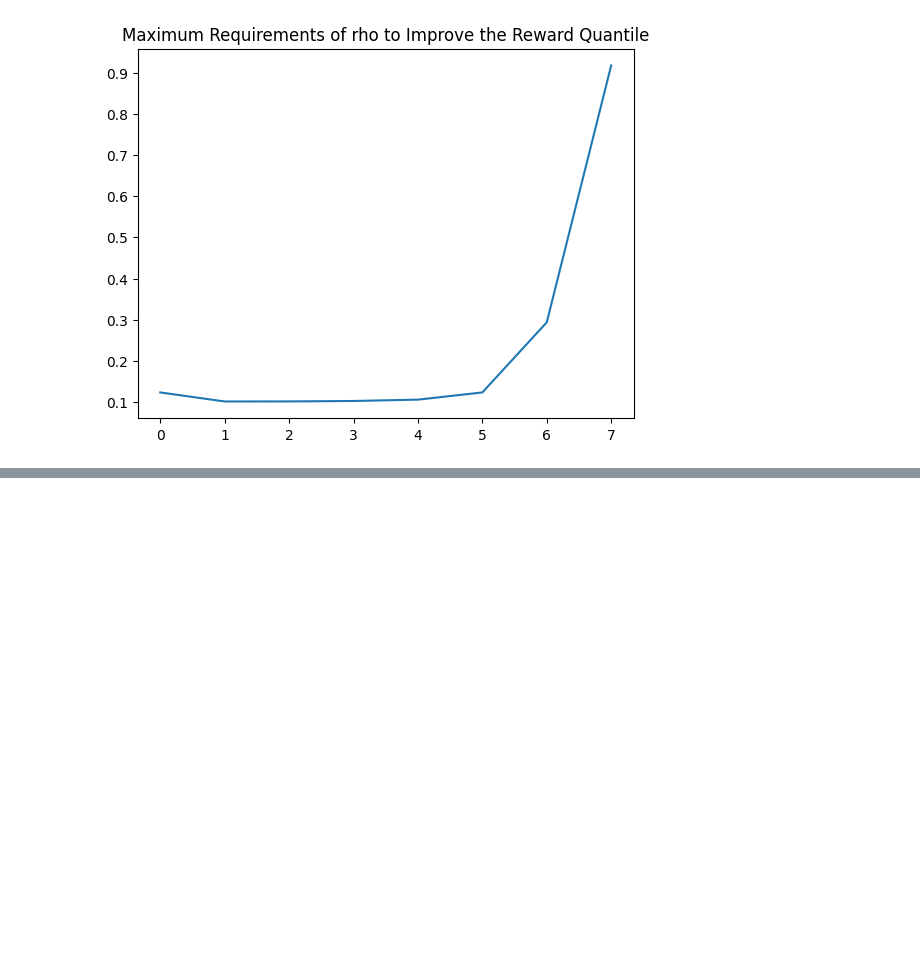
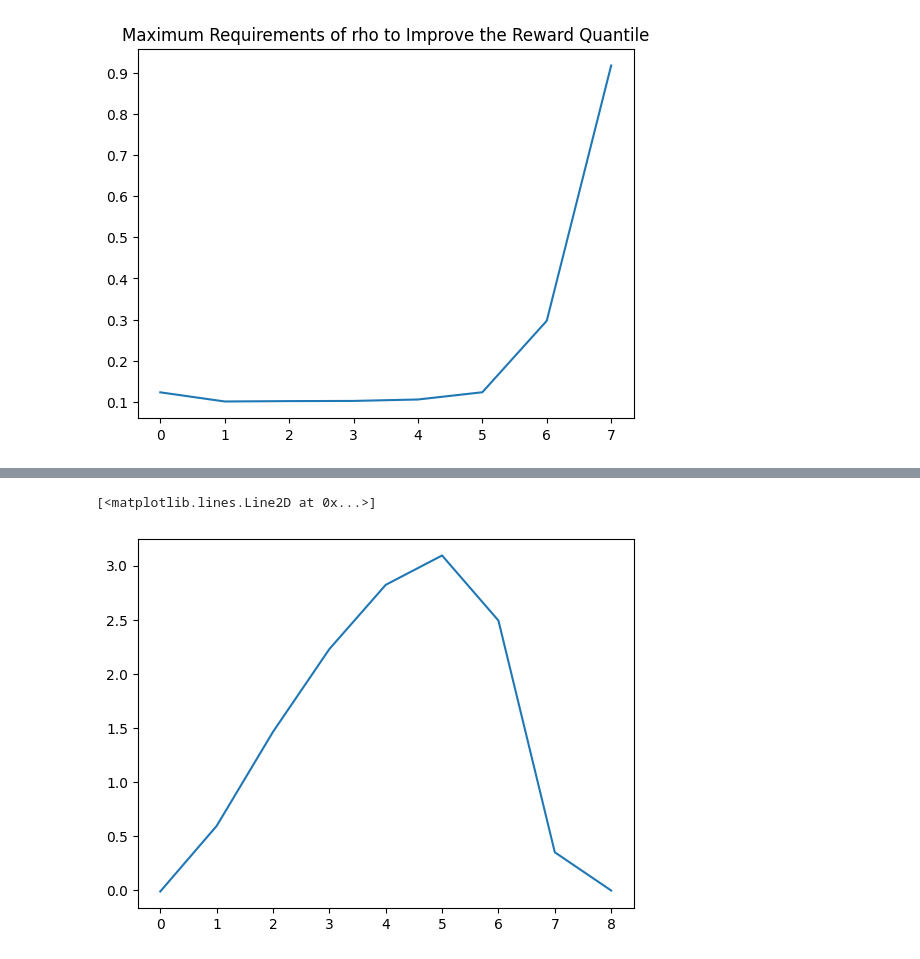
Before and after one commit to 248lee/CEM, a Jupyter notebook: CEM_C_Bandit.ipynb, the cells around one changed output, grey strips where cells are left out. Drawn from its saved outputs; the diff is of its cells as text; code cells hidden in the pictures; blank space fills up the shorter version.

```diff
--- a/CEM_C_Bandit.ipynb
+++ b/CEM_C_Bandit.ipynb
@@ -106,0 +196,5 @@ Text(0.5, 1.0, 'Maximum Requirements of rho to Improve the Reward Quantile')
+# %%
+plt.plot(metrics["true policy gradient w.r.t. mu"])
+# %% [output]
+[<matplotlib.lines.Line2D at 0x...>]
+[figure, added]
```
Also changed, not shown: parts of 9 cells of this notebook, 1 other file.
